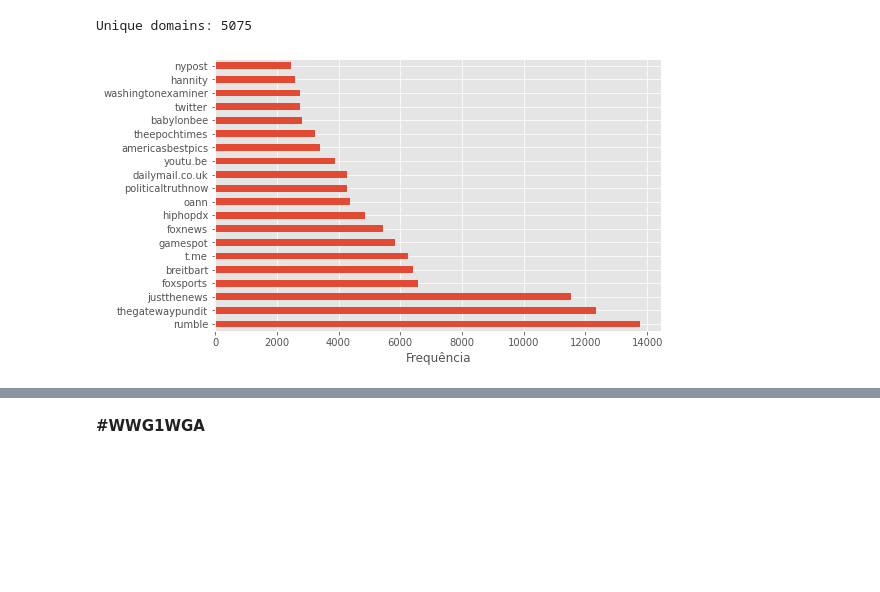
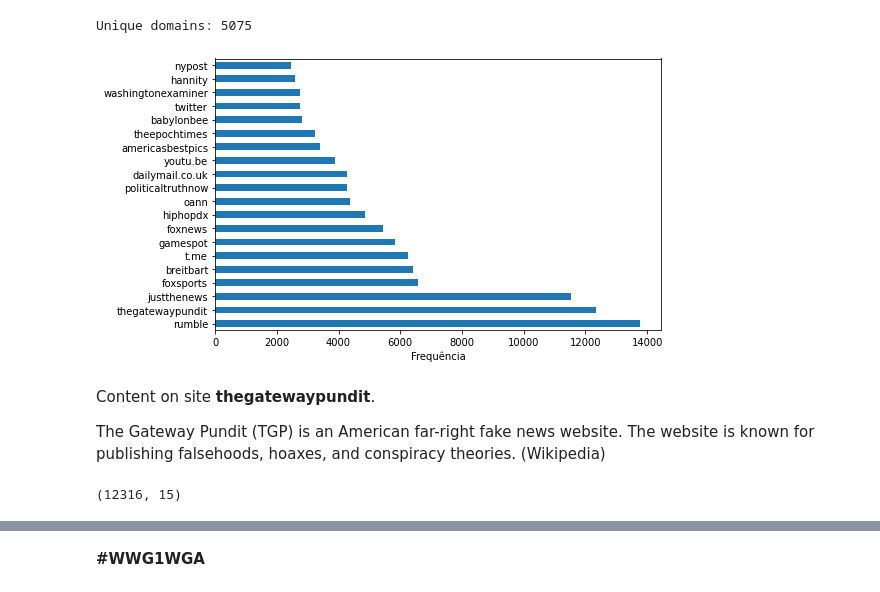
Before and after one commit to jacksonns/Truth-Social-Conspiracy, a Jupyter notebook: conspiracy.ipynb, the cells around one changed output, grey strips where cells are left out. Saved outputs shown, nothing was run; the diff lists cells and outputs as text; code cells hidden in the pictures; blank space fills up the shorter version.

Commit message:
add conspiracy analysis

```diff
--- a/conspiracy.ipynb
+++ b/conspiracy.ipynb
@@ -21 +30,3 @@ from wordcloud import WordCloud
+# %%
+plt.rcParams.update({'font.size': 12})
 # %%
@@ -32,2 +35,0 @@ True
-# %%
-plt.style.use('ggplot')
@@ -152,9 +156,9 @@ def extract_domain(link):
 # %%
 # Extract links from posts into new column and explode
 truths['links'] = truths['text'].apply(extract_links)
-truths = truths.explode('links')
 # %%
-truths_with_links = truths.dropna(subset=['links']).copy()
+truths_with_links = truths.explode('links')
+truths_with_links.dropna(subset=['links'], inplace=True)
 truths_with_links.shape
 # %% [output]
 (204543, 14)
@@ -191,11 +188,22 @@ print(f"Unique domains: {domain_count.shape[0]}")
 # %% [output]
 Unique domains: 5075
 # %%
-domain_count.index = domain_count.index.str.replace(r'\.com$', '')
+domain_count.index = domain_count.index.str.replace(r'\.com$', '', regex=True)
 
 plt.figure(figsize=(8, 5))
 domain_count.head(20).plot(kind='barh')
 plt.xlabel('Frequência')
 plt.show()
 # %% [output]
-[figure, old version]
+[figure, new version]
+# %% [markdown]
+Content on site **thegatewaypundit**.
+
+The Gateway Pundit (TGP) is an American far-right fake news website. The website is known for publishing falsehoods, hoaxes, and conspiracy theories. (Wikipedia)
+# %%
+# Considering unique posts with "thegatewaypundit.com" domain
+gatewaypundit = truths_with_links.loc[truths_with_links['domain'] == 'thegatewaypundit.com']
+gatewaypundit = gatewaypundit.drop_duplicates(subset=['id'], keep='first')
+gatewaypundit.shape
+# %% [output]
+(12316, 15)
```
Also changed, not shown: parts of 69 cells of this notebook, 4 other files.
